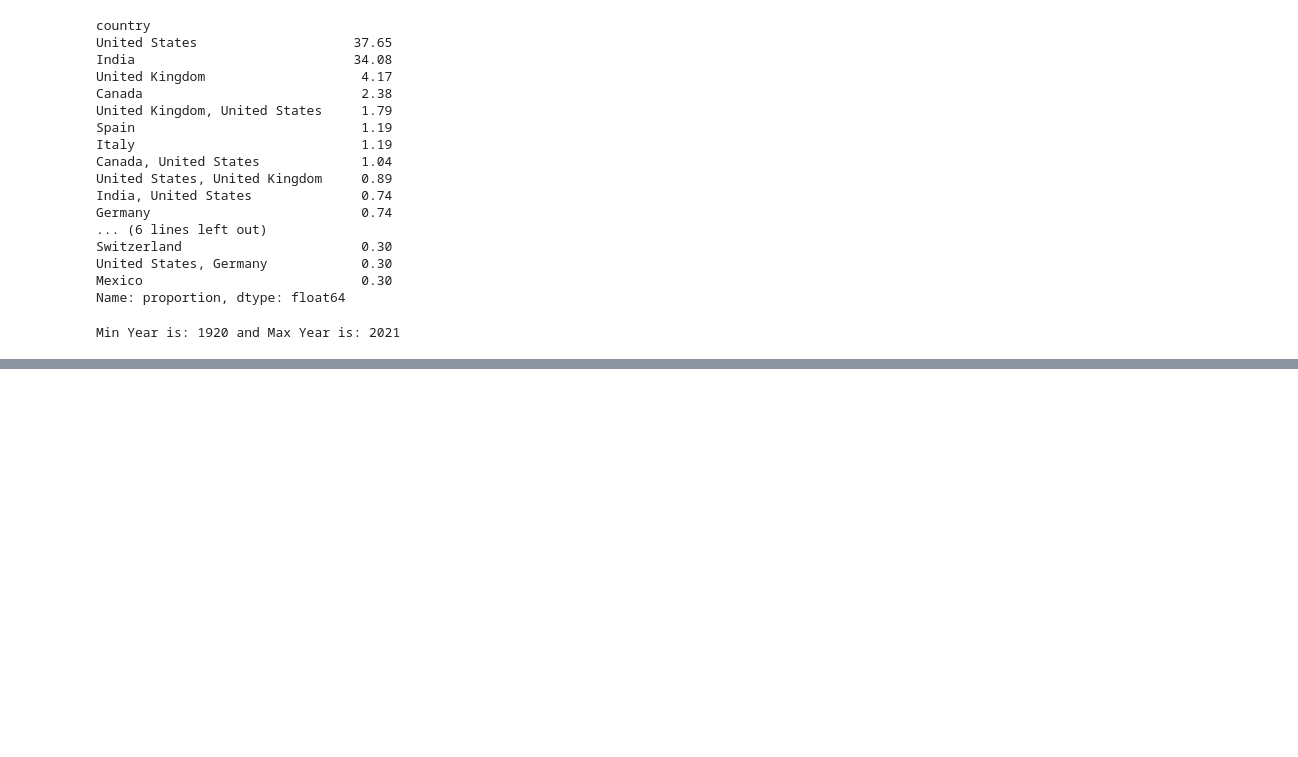
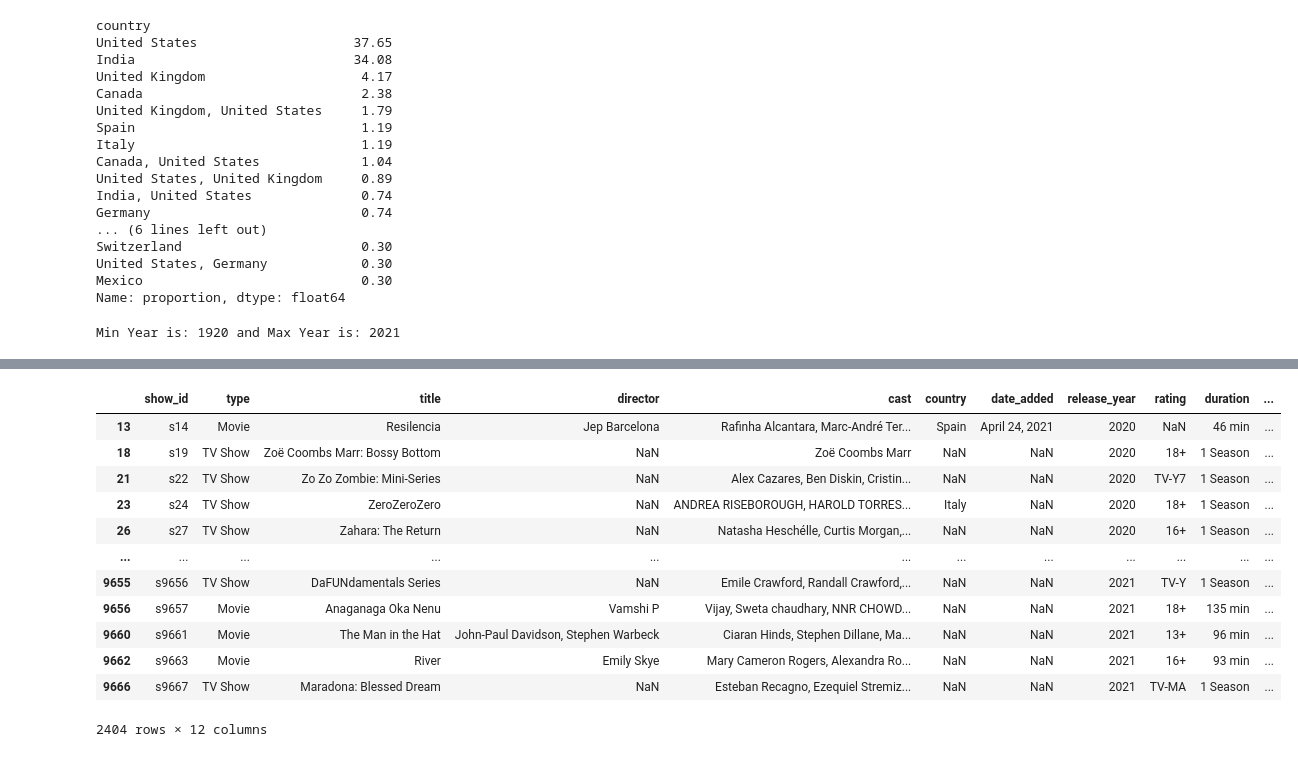
Before and after one commit to nandodevs/amazon-tv-video-analysis, a Jupyter notebook: notebooks/exploratory/analysis.ipynb, the cells around one changed output, grey strips where cells are left out. Saved outputs shown, nothing was run; the diff lists cells and outputs as text; code cells hidden in the pictures; blank space fills up the shorter version.

```diff
--- a/notebooks/exploratory/analysis.ipynb
+++ b/notebooks/exploratory/analysis.ipynb
@@ -147,0 +180,16 @@ Min Year is: 1920 and Max Year is: 2021
+# %%
+raw_dataset.loc[ raw_dataset['release_year'] >= 2020 ]
+# %% [output]
+|  | show_id | type | title | director | cast | country | date_added | release_year | rating | duration | ... |
+| 13 | s14 | Movie | Resilencia | Jep Barcelona | Rafinha Alcantara, Marc-André Ter... | Spain | April 24, 2021 | 2020 | NaN | 46 min | ... |
+| 18 | s19 | TV Show | Zoë Coombs Marr: Bossy Bottom | NaN | Zoë Coombs Marr | NaN | NaN | 2020 | 18+ | 1 Season | ... |
+| 21 | s22 | TV Show | Zo Zo Zombie: Mini-Series | NaN | Alex Cazares, Ben Diskin, Cristin... | NaN | NaN | 2020 | TV-Y7 | 1 Season | ... |
+| 23 | s24 | TV Show | ZeroZeroZero | NaN | ANDREA RISEBOROUGH, HAROLD TORRES... | Italy | NaN | 2020 | 18+ | 1 Season | ... |
+| 26 | s27 | TV Show | Zahara: The Return | NaN | Natasha Heschélle, Curtis Morgan,... | NaN | NaN | 2020 | 16+ | 1 Season | ... |
+| ... | ... | ... | ... | ... | ... | ... | ... | ... | ... | ... | ... |
+| 9655 | s9656 | TV Show | DaFUNdamentals Series | NaN | Emile Crawford, Randall Crawford,... | NaN | NaN | 2021 | TV-Y | 1 Season | ... |
+| 9656 | s9657 | Movie | Anaganaga Oka Nenu | Vamshi P | Vijay, Sweta chaudhary, NNR CHOWD... | NaN | NaN | 2021 | 18+ | 135 min | ... |
+| 9660 | s9661 | Movie | The Man in the Hat | John-Paul Davidson, Stephen Warbeck | Ciaran Hinds, Stephen Dillane, Ma... | NaN | NaN | 2021 | 13+ | 96 min | ... |
+| 9662 | s9663 | Movie | River | Emily Skye | Mary Cameron Rogers, Alexandra Ro... | NaN | NaN | 2021 | 16+ | 93 min | ... |
+| 9666 | s9667 | TV Show | Maradona: Blessed Dream | NaN | Esteban Recagno, Ezequiel Stremiz... | NaN | NaN | 2021 | TV-MA | 1 Season | ... |
+2404 rows × 12 columns
```
Also changed, not shown: parts of 4 cells of this notebook.
